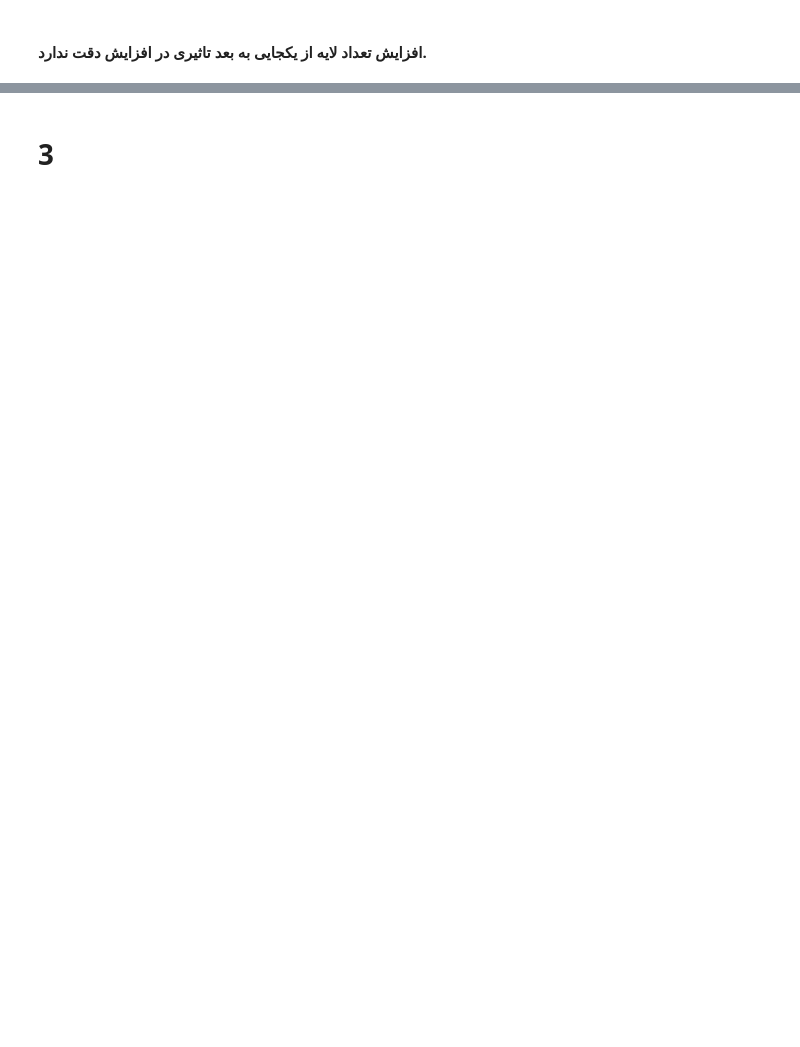
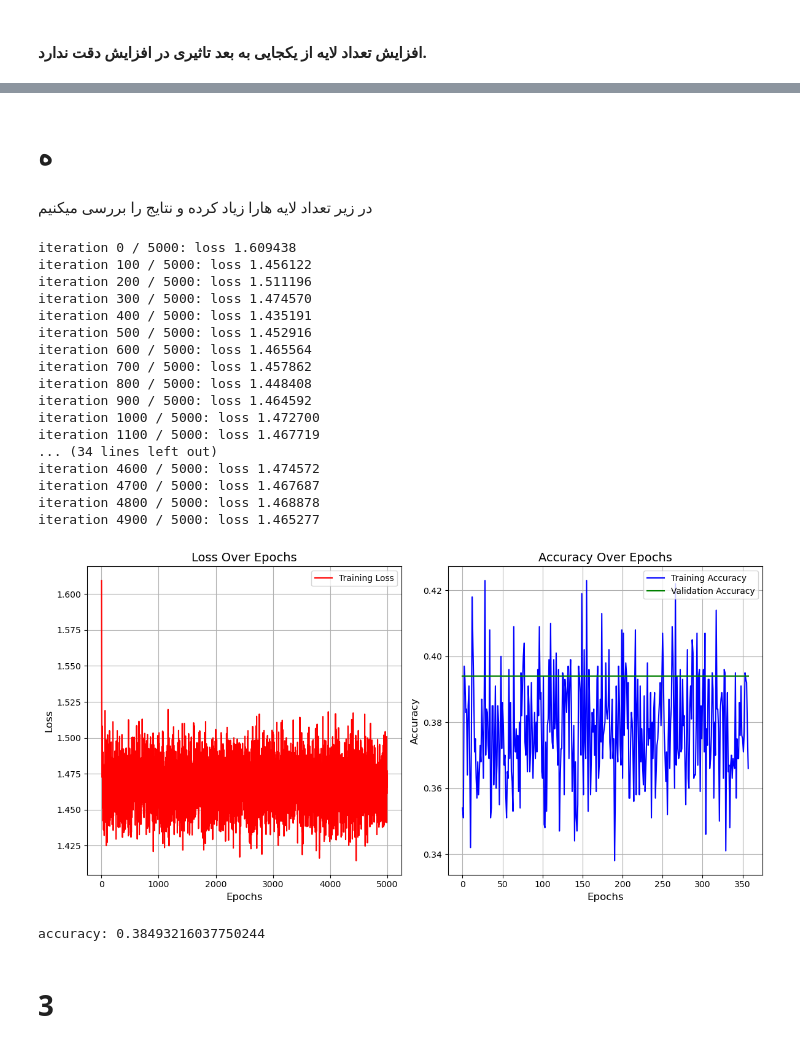
Before and after one commit to mmahdin/Computational-Intelligence-EE-AUT, a Jupyter notebook: lab/3/main.ipynb, the cells around one changed output, grey strips where cells are left out. Saved outputs shown, nothing was run; the diff lists cells and outputs as text; code cells hidden in the pictures; blank space fills up the shorter version.

```diff
--- a/lab/3/main.ipynb
+++ b/lab/3/main.ipynb
@@ -786,3 +843,56 @@ accuracy: 0.6848352551460266
+# %% [markdown]
+# ه
+# %% [markdown]
+<div dir="rtl">
+در زیر تعداد لایه هارا زیاد کرده و نتایج را بررسی میکنیم
+</div>
+# %%
+model = deepNetwork(
+        [256, 128, 64, 32],
+        input_dim=8,
+        num_classes=5,
+        reg=0,
+        weight_scale=1e-2,
+        dtype=torch.float64,
+        device='cuda'
+  )
+lr = 0.6
+lrd = 0.99
+reg = 0
+batch_size = 1000
+epochs = 5000
+
+loss_history, train_acc_history, val_acc_history = nn_train(model, X_train_tensor, y_train_tensor,
+                                                             X_val_tensor, y_val_tensor, lr, lrd, reg,
+                                                               epochs, batch_size, verbose=True)
+
+plot_training_history(loss_history, train_acc_history, val_acc_history)
+
+y_test_pred = model.loss(X_test_tensor)
+y_test_pred = model.loss(X_test_tensor)
+y_test_pred = torch.argmax(y_test_pred, dim=1)
+val_acc = (y_test_pred == y_test_tensor).float().mean().item()
+print(f'accuracy: {val_acc}')
+# %% [output]
+iteration 0 / 5000: loss 1.609438
+iteration 100 / 5000: loss 1.456122
+iteration 200 / 5000: loss 1.511196
+iteration 300 / 5000: loss 1.474570
+iteration 400 / 5000: loss 1.435191
+iteration 500 / 5000: loss 1.452916
+iteration 600 / 5000: loss 1.465564
+iteration 700 / 5000: loss 1.457862
+iteration 800 / 5000: loss 1.448408
+iteration 900 / 5000: loss 1.464592
+iteration 1000 / 5000: loss 1.472700
+iteration 1100 / 5000: loss 1.467719
+... (34 lines left out)
+iteration 4600 / 5000: loss 1.474572
+iteration 4700 / 5000: loss 1.467687
+iteration 4800 / 5000: loss 1.468878
+iteration 4900 / 5000: loss 1.465277
+[figure, added]
+accuracy: 0.38493216037750244
 # %% [markdown]
 # 3
 # %%
```
Also changed, not shown: parts of 23 cells of this notebook.
